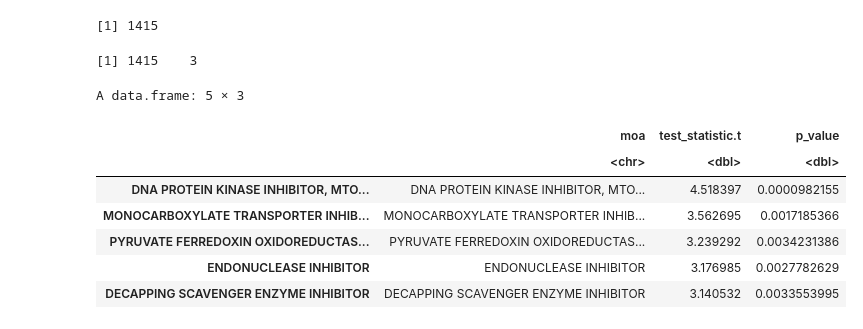
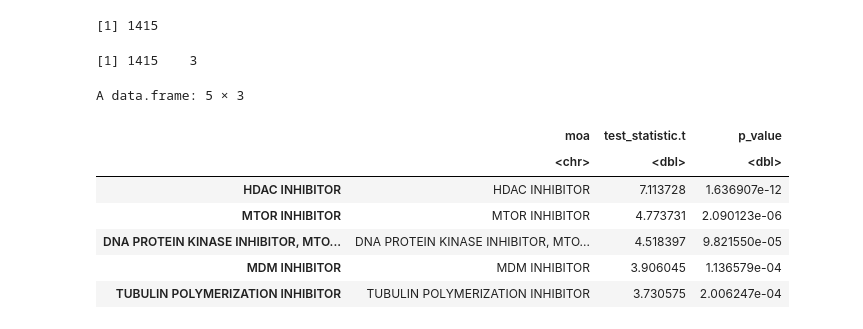
Before and after one commit to gwaybio/CPBS7601, a Jupyter notebook: lectures/4.data_wrangling/tidyverse_example.ipynb, the cells around one changed output. Drawn from its saved outputs; the diff is of its cells as text; code cells hidden in the pictures.

```diff
--- a/lectures/4.data_wrangling/tidyverse_example.ipynb
+++ b/lectures/4.data_wrangling/tidyverse_example.ipynb
@@ -148,0 +115,30 @@ Warning message:
+# %%
+## Step 1 - Rename column 1
+drug_screen_results_df <- drug_screen_results_df %>%
+  dplyr::rename("BRD_ID" = `...1`)
+
+## Step 2 - Select drugs with known MOA
+compounds_with_known_MOA <- compound_id_df %>%
+    dplyr::filter(!is.na(MOA)) %>%
+    dplyr::pull(IDs)
+
+# Step 3 - Filter drug screen data to only include compounds with known MOA
+drug_screen_results_df <- drug_screen_results_df %>%
+    dplyr::filter(BRD_ID %in% compounds_with_known_MOA)
+
+# Step 4 - Split cell line column to separate name from cancer type
+# and keep only certain columns
+cellline_id_df <- cellline_id_df %>%
+  tidyr::separate(
+    ccle_name,
+    into = c("cell_line", "cancer_type"),
+    sep = "_",
+    extra = "merge"
+    ) %>%
+  dplyr::select(cell_line, cancer_type, depmap_id) %>%
+  dplyr::distinct()
+
+# Step 5 - Remove screen and dose columns in drug id data
+compound_id_df <- compound_id_df %>%
+  dplyr::select(-screen, -dose) %>%
+  dplyr::distinct()
@@ -156,9 +157,12 @@ Wrangling data get data in the correct form so that you can apply statistics and
 # Filter drug screen data to only include data from pancreatic and liver cancers
 select_cancer_types <- c("PANCREAS", "LIVER")
 
-pancreatic_cancer_depmap_ids <- cellline_id_df %>%
+select_cancer_depmap_ids <- cellline_id_df %>%
   dplyr::filter(cancer_type %in% !!select_cancer_types) %>%
   dplyr::pull(depmap_id)
 
 drug_screen_results_df <- drug_screen_results_df %>%
-    dplyr::select("BRD_ID", !!pancreatic_cancer_depmap_ids)
+    dplyr::select("BRD_ID", !!select_cancer_depmap_ids)
+
+print(dim(drug_screen_results_df))
+head(drug_screen_results_df, 3)
@@ -232,39 +244,44 @@ for (moa in unique_MOAs) {
         dplyr::pull(response)
 
     # Calculate t-test
-    t_test_result <- t.test(pancreatic_response, liver_response)
+    t_test_result <- t.test(
+        pancreatic_response,
+        liver_response,
+        alternative = "two.sided",
+        var.equal = FALSE
+        )
 
     # Store results
     ttest_results[[moa]] <- c(
         "moa" = moa,
         "test_statistic" = t_test_result$statistic,
         "p_value" = t_test_result$p.value
         )
 }
 
 # Combine results into a data frame
 ttest_results_df <- data.frame(do.call(rbind, ttest_results)) %>%
     dplyr::arrange(desc(test_statistic.t))
 
 # Convert column types
 ttest_results_df$test_statistic.t <- as.numeric(ttest_results_df$test_statistic.t)
 ttest_results_df$p_value <- as.numeric(ttest_results_df$p_value)
 
 # Output results
 ttest_results_df %>% readr::write_csv(ttest_results_file)
 
 print(dim(ttest_results_df))
 head(ttest_results_df, 5)
 # %% [output]
 [1] 1415    3
 A data.frame: 5 × 3
 |  | moa | test_statistic.t | p_value |
 |  | <chr> | <dbl> | <dbl> |
-| DNA PROTEIN KINASE INHIBITOR, MTO... | DNA PROTEIN KINASE INHIBITOR, MTO... | 4.518397 | 0.0000982155 |
-| MONOCARBOXYLATE TRANSPORTER INHIB... | MONOCARBOXYLATE TRANSPORTER INHIB... | 3.562695 | 0.0017185366 |
-| PYRUVATE FERREDOXIN OXIDOREDUCTAS... | PYRUVATE FERREDOXIN OXIDOREDUCTAS... | 3.239292 | 0.0034231386 |
-| ENDONUCLEASE INHIBITOR | ENDONUCLEASE INHIBITOR | 3.176985 | 0.0027782629 |
-| DECAPPING SCAVENGER ENZYME INHIBITOR | DECAPPING SCAVENGER ENZYME INHIBITOR | 3.140532 | 0.0033553995 |
+| HDAC INHIBITOR | HDAC INHIBITOR | 7.113728 | 1.636907e-12 |
+| MTOR INHIBITOR | MTOR INHIBITOR | 4.773731 | 2.090123e-06 |
+| DNA PROTEIN KINASE INHIBITOR, MTO... | DNA PROTEIN KINASE INHIBITOR, MTO... | 4.518397 | 9.821550e-05 |
+| MDM INHIBITOR | MDM INHIBITOR | 3.906045 | 1.136579e-04 |
+| TUBULIN POLYMERIZATION INHIBITOR | TUBULIN POLYMERIZATION INHIBITOR | 3.730575 | 2.006247e-04 |
 # %%
 # Visualize results
 bonferroni_adjusted_value <- 0.05 / dim(ttest_results_df)[1]
```
Also changed, not shown: parts of 6 cells of this notebook, 8 other files.
